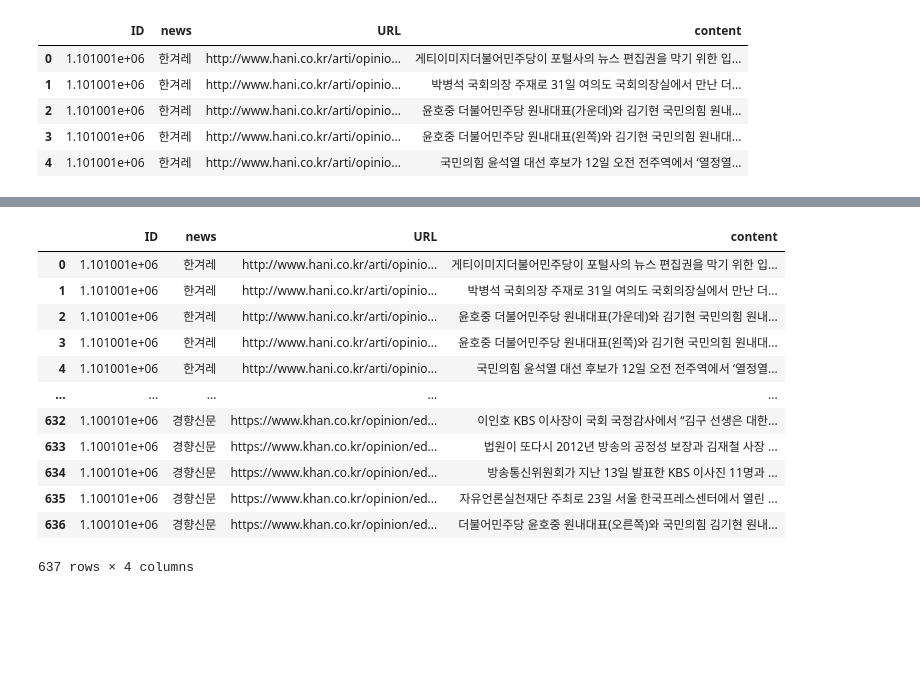
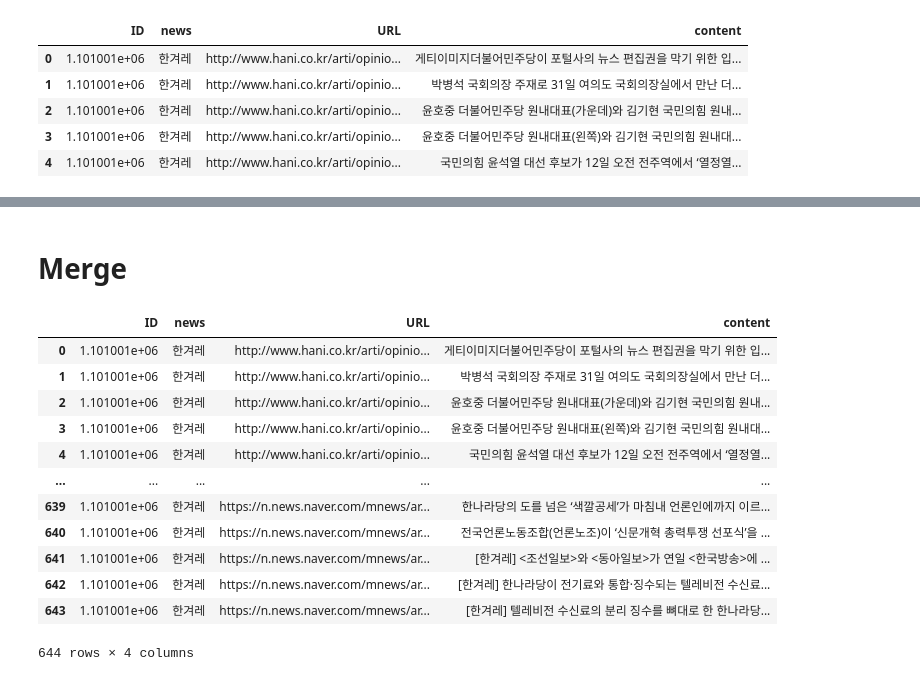
Before and after one commit to awekim/Web_crawling, a Jupyter notebook: News_Topic/News_Crawling_all_231114.ipynb, the cells around one changed output, grey strips where cells are left out. Drawn from its saved outputs; the diff is of its cells as text; code cells hidden in the pictures; blank space fills up the shorter version.

```diff
--- a/News_Topic/News_Crawling_all_231114.ipynb
+++ b/News_Topic/News_Crawling_all_231114.ipynb
@@ -63,6 +89,6 @@ url_list_kh.head()
 # %% [markdown]
 ## 동아일보
 # %%
-url_list_da = url_list_all[url_list_all['news']=='동아일보']
+url_list_da = url_list_all[url_list_all['news']=='동아일보'].reset_index(drop=True)
 url_list_da['content'] = ""
 url_list_da.head()
@@ -89,6 +139,6 @@ url_list_da.head()
 # %% [markdown]
 ## 중앙일보
 # %%
-url_list_ja = url_list_all[url_list_all['news']=='중앙일보']
+url_list_ja = url_list_all[url_list_all['news']=='중앙일보'].reset_index(drop=True)
 url_list_ja['content'] = ""
 url_list_ja.head()
@@ -177,0 +227,4 @@ url_list_han.head()
+# %%
+url_list_naver = url_list_all[url_list_all['URL'].str.contains('naver')].reset_index(drop=True)
+url_list_naver['content'] = ""
+url_list_naver.head()
@@ -177,0 +238,15 @@ url_list_han.head()
+# %%
+url = url_list_naver['URL'][0]
+i = 0
+for url in url_list_naver['URL']:
+    webpage = make_request(url)
+    if webpage:
+        article_elements = webpage.select('div.newsct_article')
+        article_text = ' '.join([element.get_text() for element in article_elements])
+        article_text = re.sub(r'\n|\r|\t', '', article_text).strip()
+        article_text = re.sub(r'function getPoll().*$', '', article_text)
+
+    url_list_naver['content'][i] = article_text
+    time.sleep(1)
+    print(url, url_list_naver['content'][i])
+    i += 1
@@ -178,20 +263,22 @@ url_list_han.head()
+# %% [markdown]
+# Merge
 # %%
-url_list_all = pd.concat([url_list_han, url_list_ja, url_list_da, url_list_kh])
+url_list_all = pd.concat([url_list_han, url_list_ja, url_list_da, url_list_kh, url_list_naver])
 url_list_all = url_list_all.reset_index(drop=True)
 url_list_all
 # %% [output]
 |  | ID | news | URL | content |
 | 0 | 1.101001e+06 | 한겨레 | http://www.hani.co.kr/arti/opinio... | 게티이미지더불어민주당이 포털사의 뉴스 편집권을 막기 위한 입... |
 | 1 | 1.101001e+06 | 한겨레 | http://www.hani.co.kr/arti/opinio... | 박병석 국회의장 주재로 31일 여의도 국회의장실에서 만난 더... |
 | 2 | 1.101001e+06 | 한겨레 | http://www.hani.co.kr/arti/opinio... | 윤호중 더불어민주당 원내대표(가운데)와 김기현 국민의힘 원내... |
 | 3 | 1.101001e+06 | 한겨레 | http://www.hani.co.kr/arti/opinio... | 윤호중 더불어민주당 원내대표(왼쪽)와 김기현 국민의힘 원내대... |
 | 4 | 1.101001e+06 | 한겨레 | http://www.hani.co.kr/arti/opinio... | 국민의힘 윤석열 대선 후보가 12일 오전 전주역에서 ‘열정열... |
 | ... | ... | ... | ... | ... |
-| 632 | 1.100101e+06 | 경향신문 | https://www.khan.co.kr/opinion/ed... | 이인호 KBS 이사장이 국회 국정감사에서 “김구 선생은 대한... |
-| 633 | 1.100101e+06 | 경향신문 | https://www.khan.co.kr/opinion/ed... | 법원이 또다시 2012년 방송의 공정성 보장과 김재철 사장 ... |
-| 634 | 1.100101e+06 | 경향신문 | https://www.khan.co.kr/opinion/ed... | 방송통신위원회가 지난 13일 발표한 KBS 이사진 11명과 ... |
-| 635 | 1.100101e+06 | 경향신문 | https://www.khan.co.kr/opinion/ed... | 자유언론실천재단 주최로 23일 서울 한국프레스센터에서 열린 ... |
-| 636 | 1.100101e+06 | 경향신문 | https://www.khan.co.kr/opinion/ed... | 더불어민주당 윤호중 원내대표(오른쪽)와 국민의힘 김기현 원내... |
+| 639 | 1.101001e+06 | 한겨레 | https://n.news.naver.com/mnews/ar... | 한나라당의 도를 넘은 ‘색깔공세’가 마침내 언론인에까지 이르... |
+| 640 | 1.101001e+06 | 한겨레 | https://n.news.naver.com/mnews/ar... | 전국언론노동조합(언론노조)이 ‘신문개혁 총력투쟁 선포식’을 ... |
+| 641 | 1.101001e+06 | 한겨레 | https://n.news.naver.com/mnews/ar... | [한겨레] <조선일보>와 <동아일보>가 연일 <한국방송>에 ... |
+| 642 | 1.101001e+06 | 한겨레 | https://n.news.naver.com/mnews/ar... | [한겨레] 한나라당이 전기료와 통합·징수되는 텔레비전 수신료... |
+| 643 | 1.101001e+06 | 한겨레 | https://n.news.naver.com/mnews/ar... | [한겨레] 텔레비전 수신료의 분리 징수를 뼈대로 한 한나라당... |
-637 rows × 4 columns
+644 rows × 4 columns
 # %%
 url_list_all.to_csv('url_list_all_fixed.csv', encoding='utf-8-sig')
```
Also changed, not shown: parts of 16 cells of this notebook.
